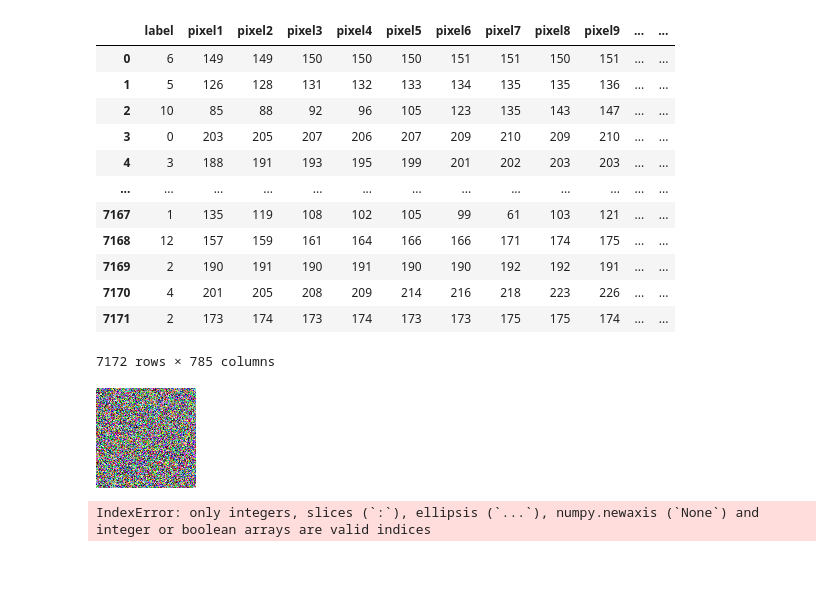
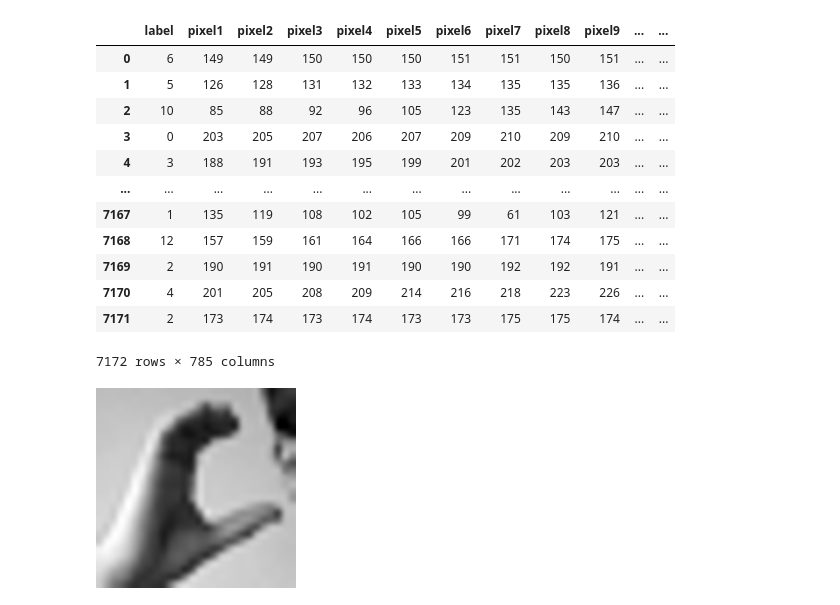
Before and after one commit to notPlancha/AML-homework, a Jupyter notebook: src/lab2.ipynb, the cells around one changed output. Drawn from its saved outputs; the diff is of its cells as text; code cells hidden in the pictures; blank space fills up the shorter version.

```diff
--- a/src/lab2.ipynb
+++ b/src/lab2.ipynb
@@ -23,19 +23,15 @@ test_pd
 | 7170 | 4 | 201 | 205 | 208 | 209 | 214 | 216 | 218 | 223 | 226 | ... | ... |
 | 7171 | 2 | 173 | 174 | 173 | 174 | 173 | 173 | 175 | 175 | 174 | ... | ... |
 7172 rows × 785 columns
-# %%
-img = np.random.random(size=(100, 100, 3))
-keras.utils.array_to_img(img)
-# %% [output]
-[figure, removed]
 # %%
 # remove label
 train_label = train_pd["label"].to_numpy()
-test_label = test["label"].to_numpy()
+test_label = test_pd["label"].to_numpy()
 
 train = train_pd.drop(columns=["label"]).to_numpy().reshape(-1, 28, 28, 1) # obs, width, height, channels
 test = test_pd.drop(columns=["label"]).to_numpy().reshape(-1, 28, 28, 1)
+keras.utils.array_to_img(train[2]).resize((200, 200))
 # %% [output]
-IndexError: only integers, slices (`:`), ellipsis (`...`), numpy.newaxis (`None`) and integer or boolean arrays are valid indices
+[figure, added]
 # %%
 from keras import layers
```
Also changed, not shown: parts of 3 cells of this notebook, 3 other files.
